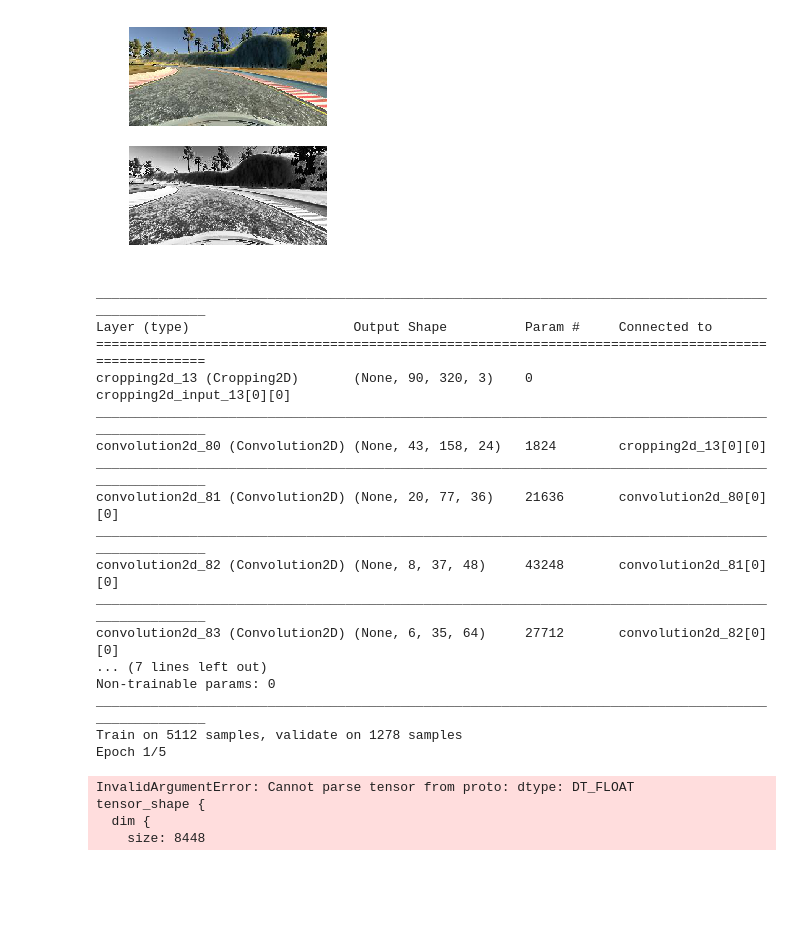
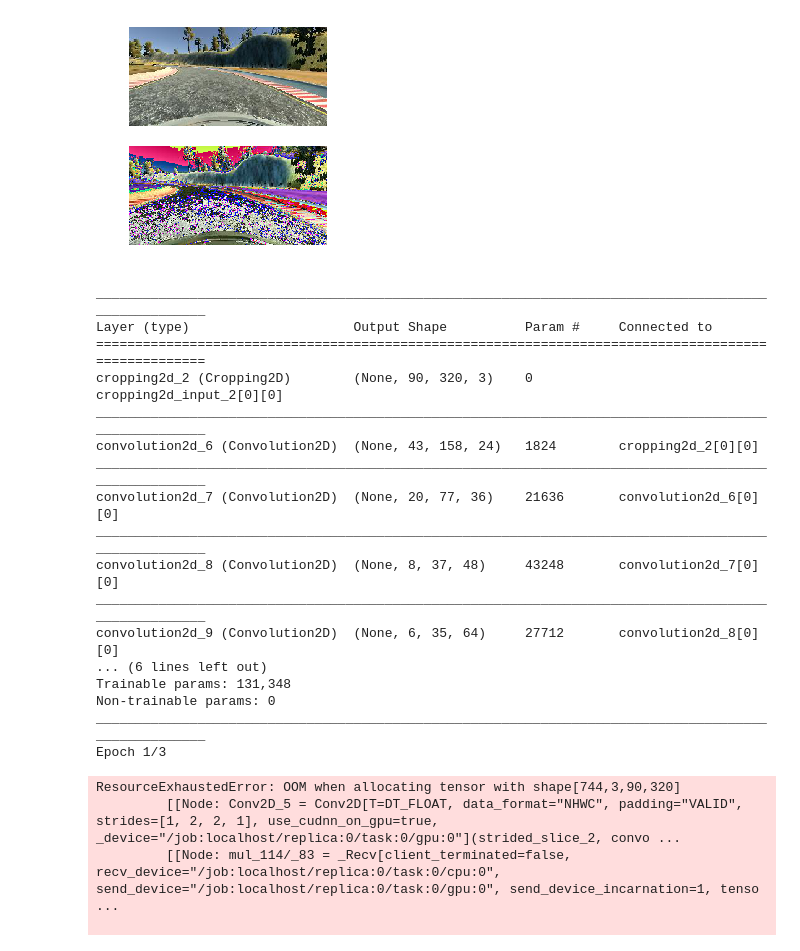
Before and after one commit to kevinwestern/CarND-Behavioral-Cloning-P3, a Jupyter notebook: model.ipynb, the cells around one changed output. Drawn from its saved outputs; the diff is of its cells as text; code cells hidden in the pictures; blank space fills up the shorter version.

```diff
--- a/model.ipynb
+++ b/model.ipynb
@@ -83,20 +83,19 @@ plt.imshow(X_train[0])
 # %%
 # Play with colors
 import matplotlib.pyplot as plt
 from skimage.exposure import equalize_hist
 %matplotlib inline
 
 sample_img = X_train[0]
-new_img = cv2.cvtColor(sample_img, cv2.COLOR_RGB2GRAY)
-new_img = equalize_hist(new_img)
+new_img = ((sample_img / 127.6) - 1)
 
 
 fig, ax = plt.subplots(nrows=2)
 ax = ax.ravel()
 ax[0].imshow(sample_img)
 ax[1].imshow(new_img, cmap='gray')
 
 for a in ax:
     a.axis('off')
 # %% [output]
-[figure, old version]
+[figure, new version]
@@ -104,9 +153,10 @@ for a in ax:
 from keras.models import Sequential
 from keras.layers.core import Dense, Dropout, Activation, Flatten, Reshape
 from keras.layers.convolutional import Convolution2D
-from keras.layers import Cropping2D
+from keras.layers import Cropping2D, Lambda, Reshape
 
 model = Sequential()
+# Shave 50px from the top and 20px from the bottom to be left with a 90x320x img
 model.add(Cropping2D(cropping=((50, 20), (0, 0)), input_shape=(160, 320, 3)))
 model.add(Convolution2D(24, 5, 5, subsample=(2, 2), activation='relu'))
 model.add(Convolution2D(36, 5, 5, subsample=(2, 2), activation='relu'))
@@ -125,28 +175,33 @@ model.add(Dense(10, activation='relu'))
 model.add(Dense(1, activation='relu'))
 
 model.compile(loss='mse', optimizer='adam')
-model.fit(X_train, y_train, validation_split=0.2, shuffle=True, nb_epoch=5)
+model.fit_generator(
+    train_generator,
+    samples_per_epoch=len(train_samples),
+    validation_data=validation_generator,
+    nb_val_samples=len(validation_samples),
+    nb_epoch=3)
 
 model.save('model.h5')
 # %% [output]
 ____________________________________________________________________________________________________
 Layer (type)                     Output Shape          Param #     Connected to
 ====================================================================================================
-cropping2d_13 (Cropping2D)       (None, 90, 320, 3)    0           cropping2d_input_13[0][0]
+cropping2d_2 (Cropping2D)        (None, 90, 320, 3)    0           cropping2d_input_2[0][0]
 ____________________________________________________________________________________________________
-convolution2d_80 (Convolution2D) (None, 43, 158, 24)   1824        cropping2d_13[0][0]
+convolution2d_6 (Convolution2D)  (None, 43, 158, 24)   1824        cropping2d_2[0][0]
 ____________________________________________________________________________________________________
-convolution2d_81 (Convolution2D) (None, 20, 77, 36)    21636       convolution2d_80[0][0]
+convolution2d_7 (Convolution2D)  (None, 20, 77, 36)    21636       convolution2d_6[0][0]
 ____________________________________________________________________________________________________
-convolution2d_82 (Convolution2D) (None, 8, 37, 48)     43248       convolution2d_81[0][0]
+convolution2d_8 (Convolution2D)  (None, 8, 37, 48)     43248       convolution2d_7[0][0]
 ____________________________________________________________________________________________________
-convolution2d_83 (Convolution2D) (None, 6, 35, 64)     27712       convolution2d_82[0][0]
-... (7 lines left out)
+convolution2d_9 (Convolution2D)  (None, 6, 35, 64)     27712       convolution2d_8[0][0]
+... (6 lines left out)
+Trainable params: 131,348
 Non-trainable params: 0
 ____________________________________________________________________________________________________
-Train on 5112 samples, validate on 1278 samples
-Epoch 1/5
+Epoch 1/3
-InvalidArgumentError: Cannot parse tensor from proto: dtype: DT_FLOAT
-tensor_shape {
-  dim {
-    size: 8448
+ResourceExhaustedError: OOM when allocating tensor with shape[744,3,90,320]
+         [[Node: Conv2D_5 = Conv2D[T=DT_FLOAT, data_format="NHWC", padding="VALID", strides=[1, 2, 2, 1], use_cudnn_on_gpu=true, _device="/job:localhost/replica:0/task:0/gpu:0"](strided_slice_2, convo ...
+         [[Node: mul_114/_83 = _Recv[client_terminated=false, recv_device="/job:localhost/replica:0/task:0/cpu:0", send_device="/job:localhost/replica:0/task:0/gpu:0", send_device_incarnation=1, tenso ...
+
```
Also changed, not shown: parts of 4 cells of this notebook, 1 other file.
